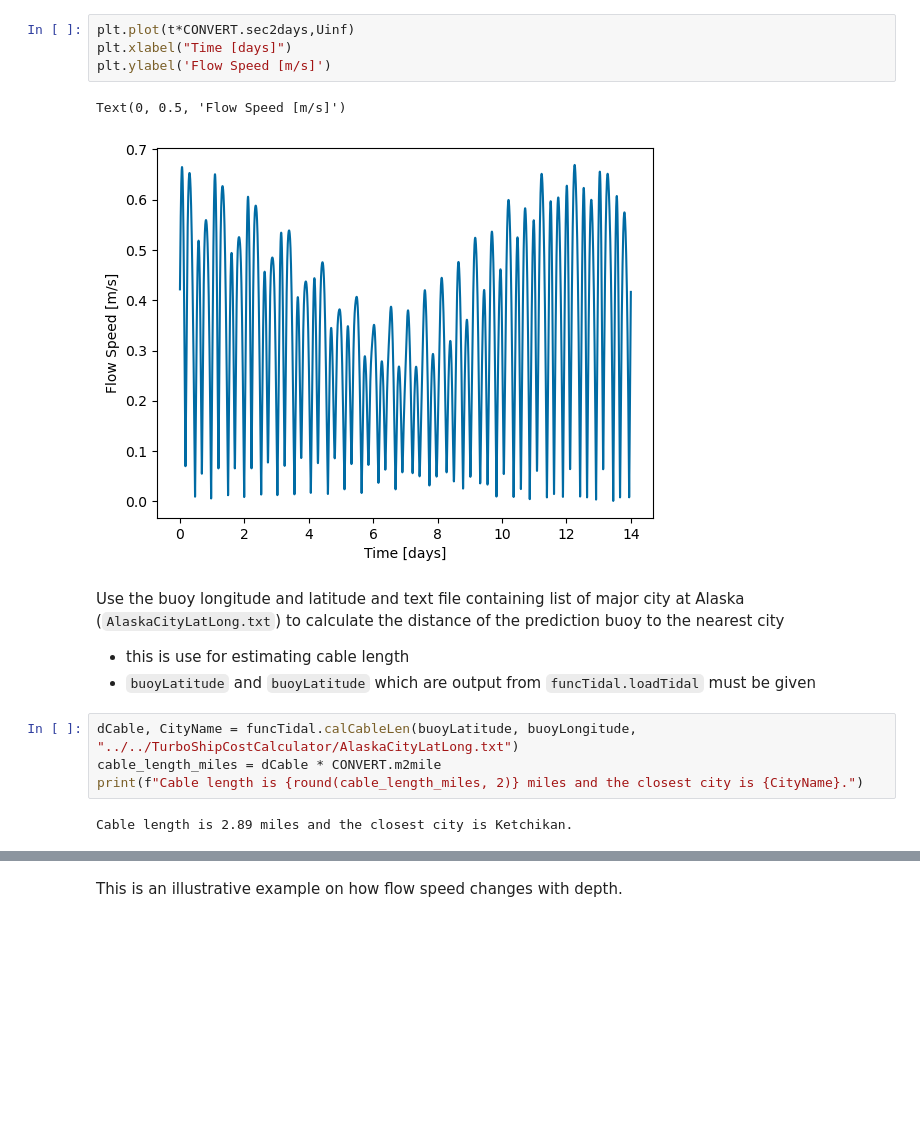
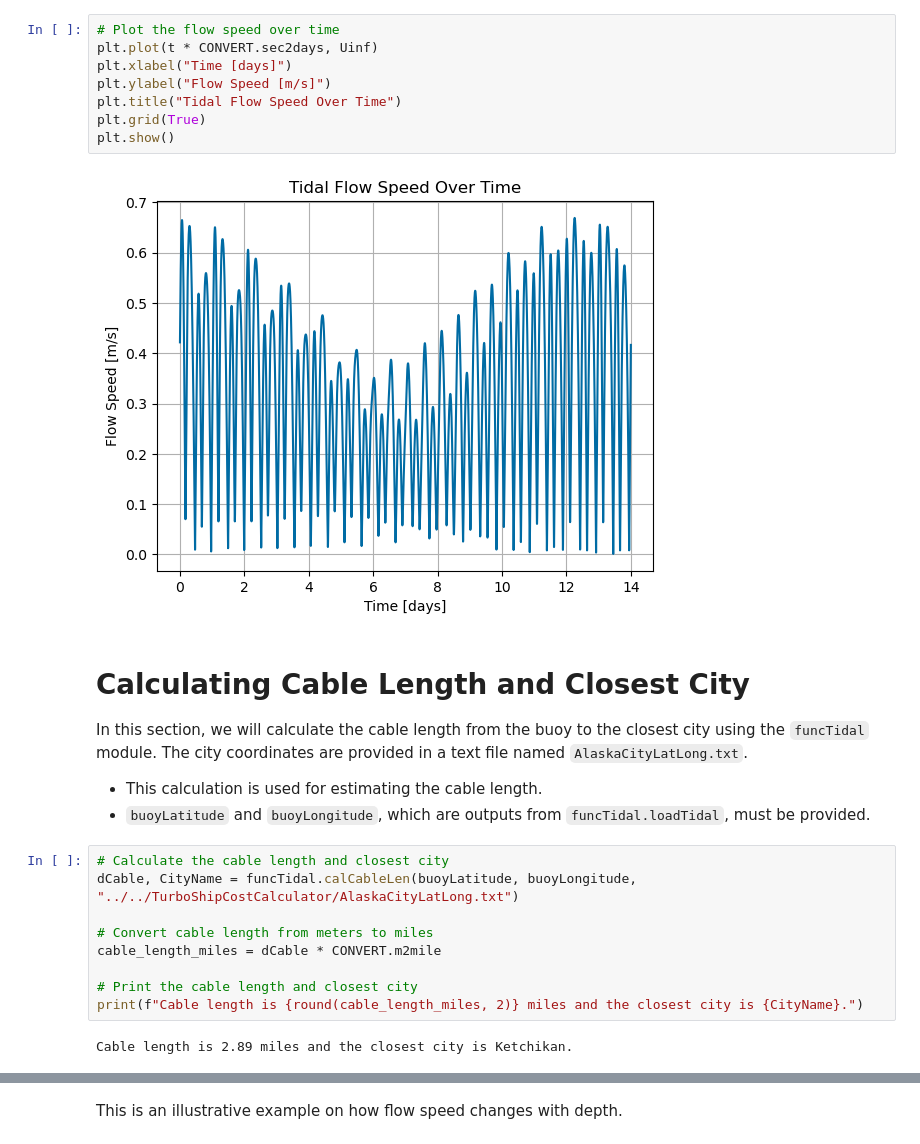
Before and after one commit to sandialabs/VITAL, a Jupyter notebook: TurboShipCostCalculator/Tutorial/Tutorial1_LoadTidalData.ipynb, the cells around one changed output, grey strips where cells are left out. Drawn from its saved outputs; the diff is of its cells as text; blank space fills up the shorter version.

```diff
--- a/TurboShipCostCalculator/Tutorial/Tutorial1_LoadTidalData.ipynb
+++ b/TurboShipCostCalculator/Tutorial/Tutorial1_LoadTidalData.ipynb
@@ -41,17 +53,28 @@ Plot the tidal data
 # %%
-plt.plot(t*CONVERT.sec2days,Uinf)
+# Plot the flow speed over time
+plt.plot(t * CONVERT.sec2days, Uinf)
 plt.xlabel("Time [days]")
-plt.ylabel('Flow Speed [m/s]')
+plt.ylabel("Flow Speed [m/s]")
+plt.title("Tidal Flow Speed Over Time")
+plt.grid(True)
+plt.show()
 # %% [output]
-Text(0, 0.5, 'Flow Speed [m/s]')
-[figure, old version]
+[figure, new version]
-# %% [markdown]
-Use the buoy longitude and latitude and text file containing list of major city at Alaska (`AlaskaCityLatLong.txt`) to calculate the distance of the prediction buoy to the nearest city
-- this is use for estimating cable length
-- `buoyLatitude` and `buoyLatitude` which are output from `funcTidal.loadTidal` must be given
+# %% [markdown]
+# Calculating Cable Length and Closest City
+
+In this section, we will calculate the cable length from the buoy to the closest city using the `funcTidal` module. The city coordinates are provided in a text file named `AlaskaCityLatLong.txt`.
+
+- This calculation is used for estimating the cable length.
+- `buoyLatitude` and `buoyLongitude`, which are outputs from `funcTidal.loadTidal`, must be provided.
 # %%
+# Calculate the cable length and closest city
 dCable, CityName = funcTidal.calCableLen(buoyLatitude, buoyLongitude, "../../TurboShipCostCalculator/AlaskaCityLatLong.txt")
+
+# Convert cable length from meters to miles
 cable_length_miles = dCable * CONVERT.m2mile
+
+# Print the cable length and closest city
 print(f"Cable length is {round(cable_length_miles, 2)} miles and the closest city is {CityName}.")
 # %% [output]
 Cable length is 2.89 miles and the closest city is Ketchikan.
```
Also changed, not shown: parts of 8 cells of this notebook, 6 other files.
